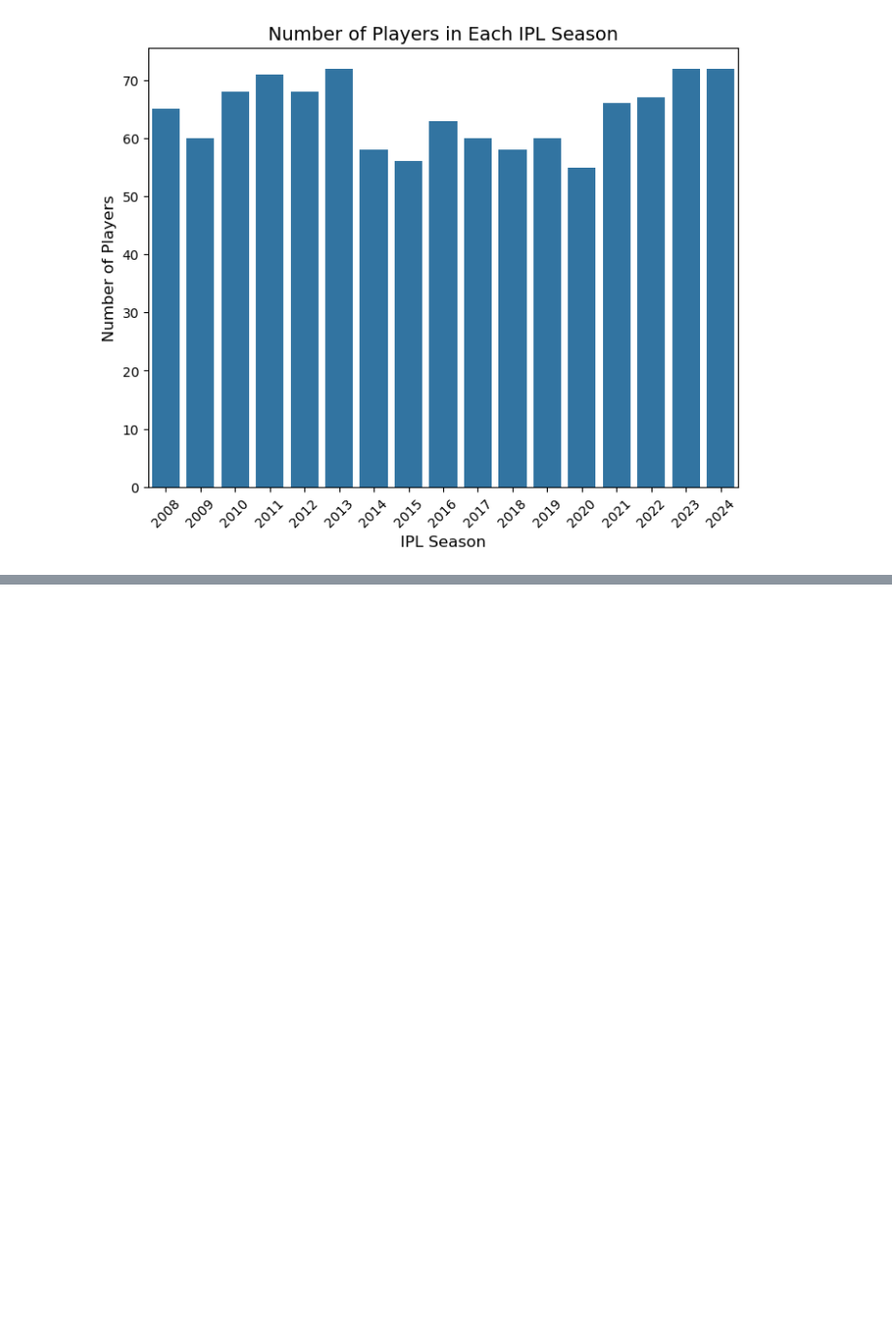
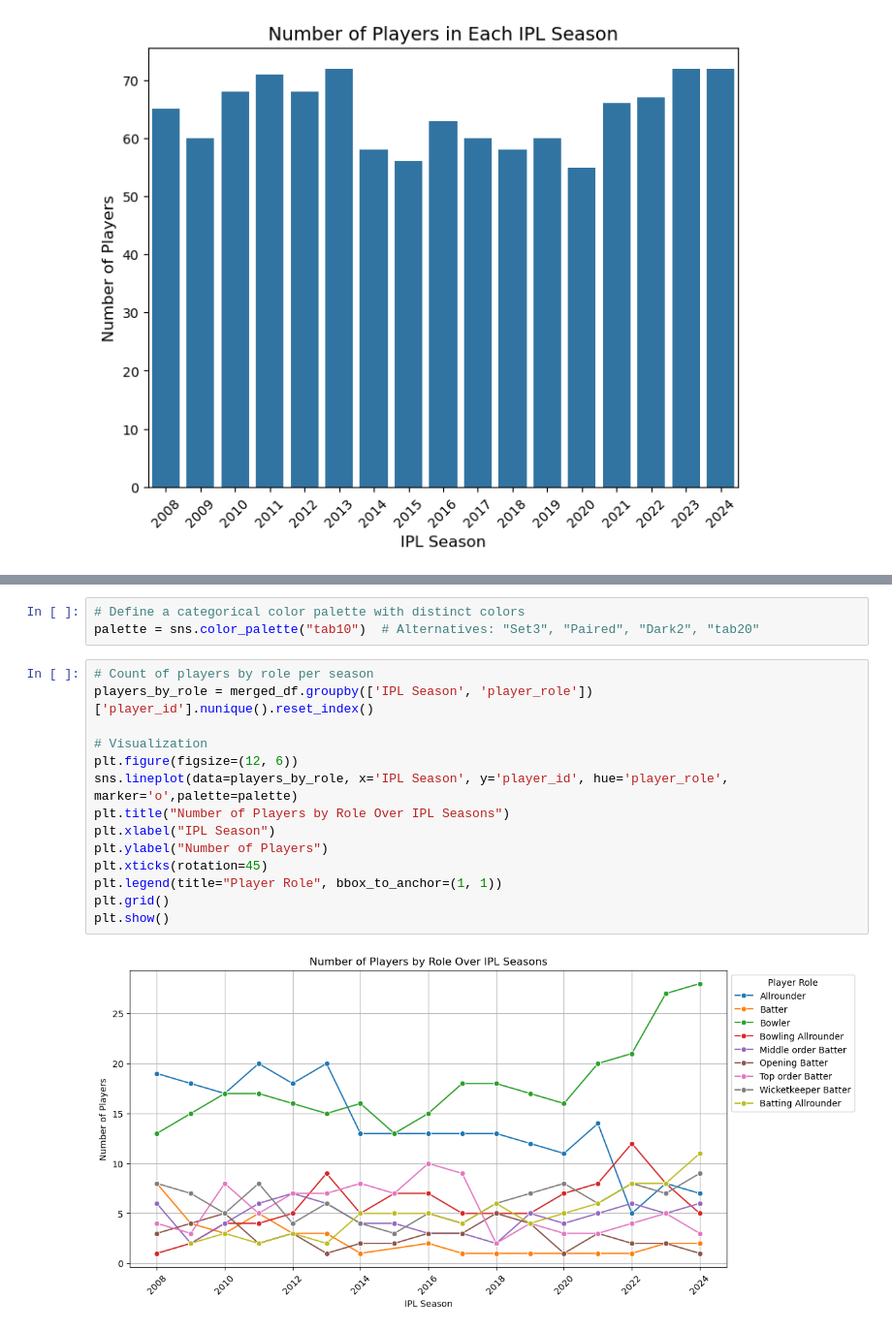
Before and after one commit to hchamikadilshan/IPForeignPlayerPerformance, a Jupyter notebook: notebooks/5 - eda1.ipynb, the cells around one changed output, grey strips where cells are left out. Shown: that part at 97% size. Saved outputs shown, nothing was run; the diff lists cells and outputs as text; blank space fills up the shorter version.

```diff
--- a/notebooks/5 - eda1.ipynb
+++ b/notebooks/5 - eda1.ipynb
@@ -69,0 +154,19 @@ plt.show()
+# %%
+# Define a categorical color palette with distinct colors
+palette = sns.color_palette("tab10")  # Alternatives: "Set3", "Paired", "Dark2", "tab20"
+# %%
+# Count of players by role per season
+players_by_role = merged_df.groupby(['IPL Season', 'player_role'])['player_id'].nunique().reset_index()
+
+# Visualization
+plt.figure(figsize=(12, 6))
+sns.lineplot(data=players_by_role, x='IPL Season', y='player_id', hue='player_role', marker='o',palette=palette)
+plt.title("Number of Players by Role Over IPL Seasons")
+plt.xlabel("IPL Season")
+plt.ylabel("Number of Players")
+plt.xticks(rotation=45)
+plt.legend(title="Player Role", bbox_to_anchor=(1, 1))
+plt.grid()
+plt.show()
+# %% [output]
+[figure, added]
```
Also changed, not shown: parts of 9 cells of this notebook, 1 other file.
